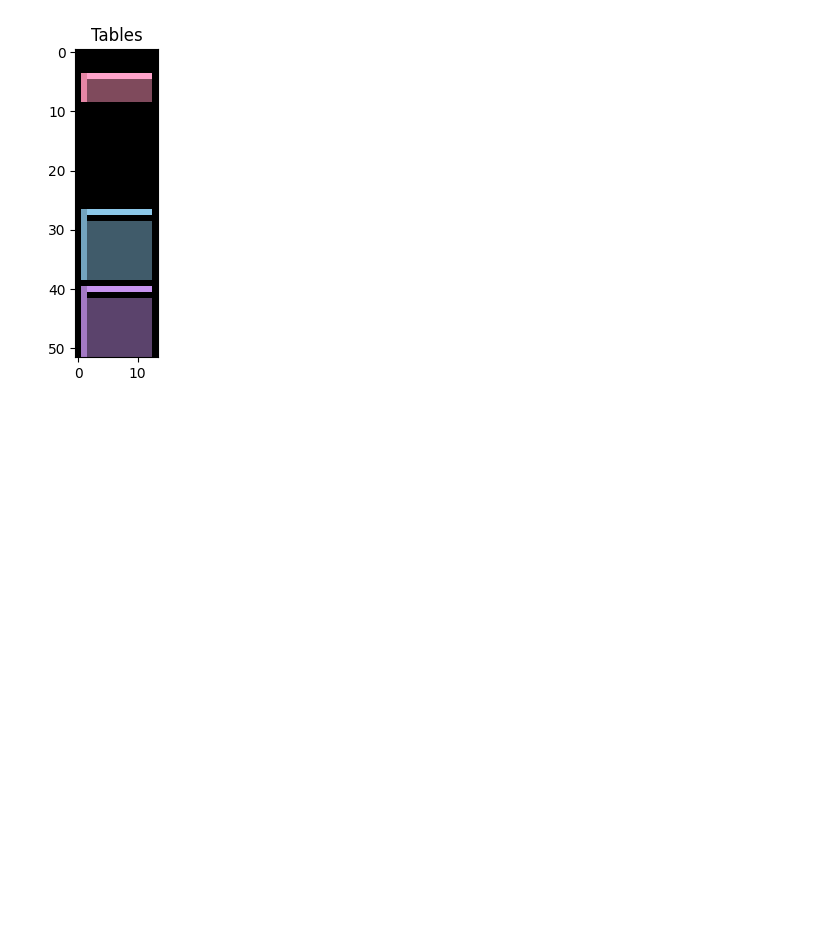
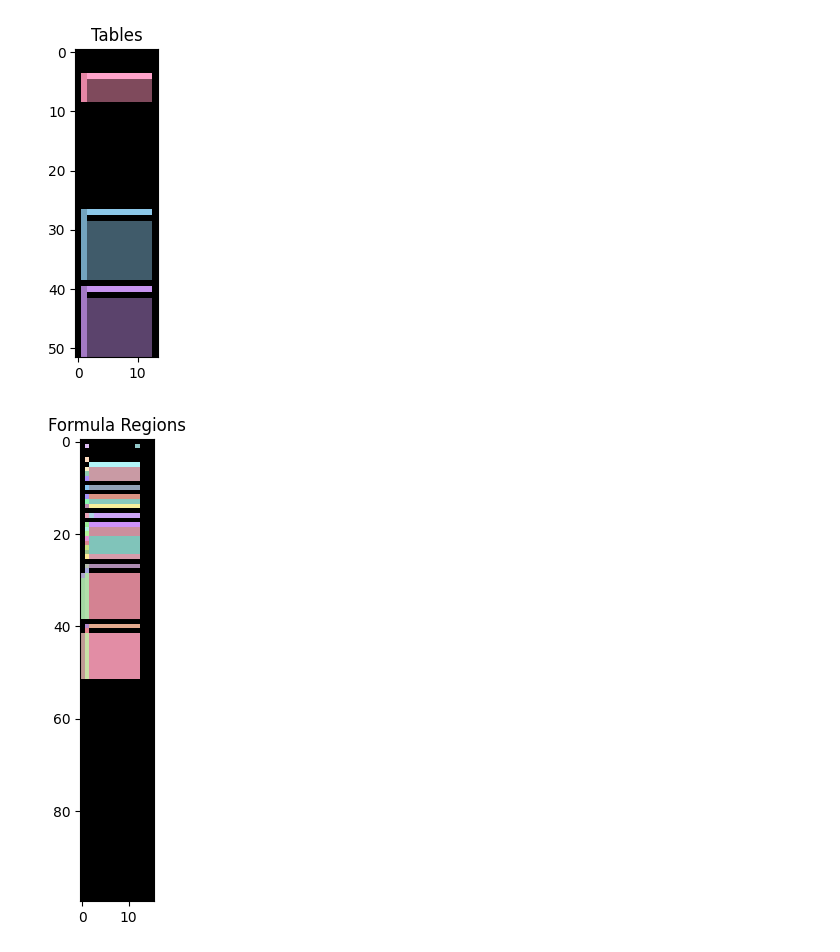
Before and after one commit to arulandu/ohsheet, a Jupyter notebook: backend/archive/main.ipynb, the cells around one changed output. Drawn from its saved outputs; the diff is of its cells as text; code cells hidden in the pictures; blank space fills up the shorter version.

Commit message:
formula deps

```diff
--- a/backend/archive/main.ipynb
+++ b/backend/archive/main.ipynb
@@ -385,3 +387,9 @@ header_data = {rng: '[' + ', '.join(get_values_in_range(rng)) + ']' for rng in i
+# %%
+out = """
+[$B$2:$P$3, $B$5:$P$5, $B$10:$D$10, $B$24:$P$24, $B$26:$P$26, $B$34:$D$34, $B$41:$P$41, $B$50:$B$50, $B$57:$B$57, $B$64:$B$65, $B$72:$B$72, $B$79:$B$80, $B$87:$B$87, $B$94:$B$95, $B$101:$P$101, $B$103:$D$103, $B$125:$D$125, $B$132:$DV$133]
+"""
+info_ranges = parse_ranges_response(out)
+shape = (200, 100)
 # %%
 def plot_ranges(rngs: dict, shape, title, ax):
     mask = np.zeros(shape)
@@ -471,3 +479,9 @@ plot_tables(tables, shape, 'Tables', ax1)
 plt.show()
 # %% [output]
 [figure]
+# %%
+fig, (ax1) = plt.subplots(1, 1, figsize=(10, 6))
+plot_rgs(formula_rgs, shape, 'Formula Regions', ax1)
+plt.show()
+# %% [output]
+[figure, added]
```
Also changed, not shown: parts of 4 cells of this notebook, 19 other files.
